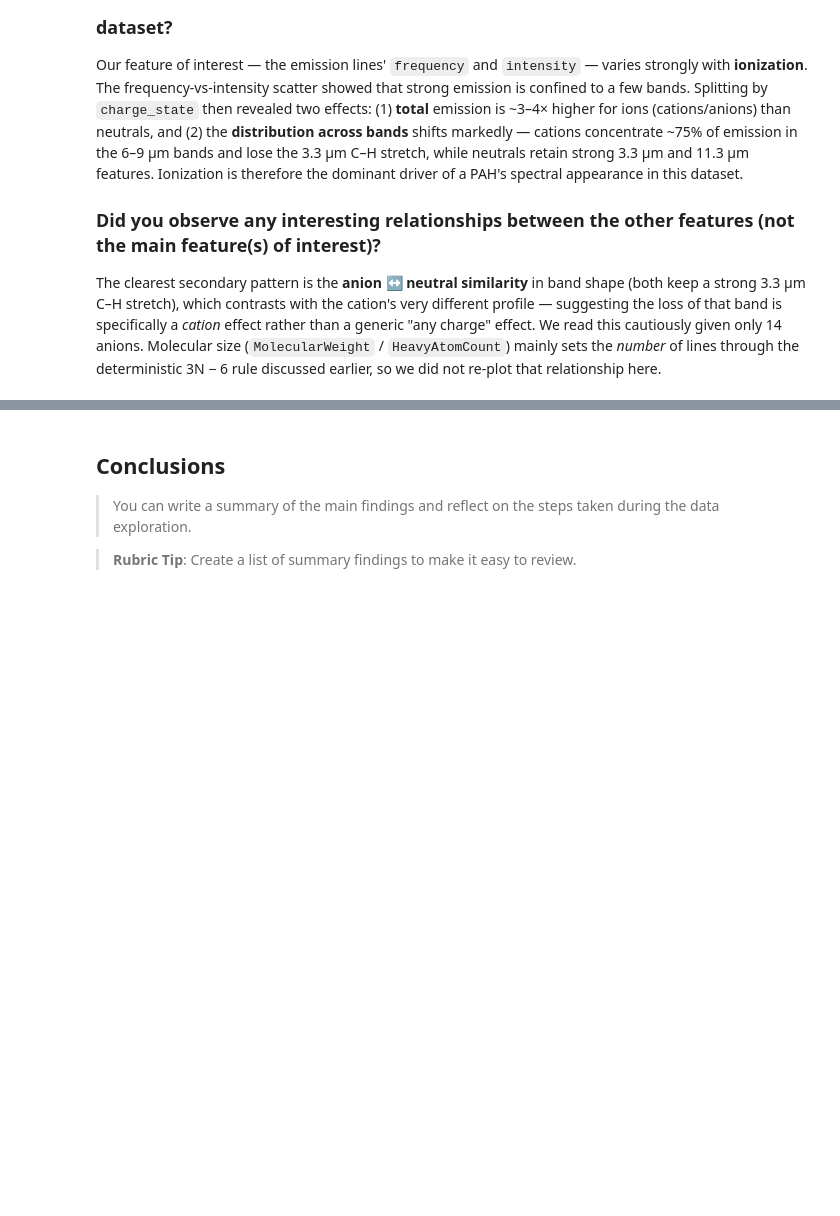
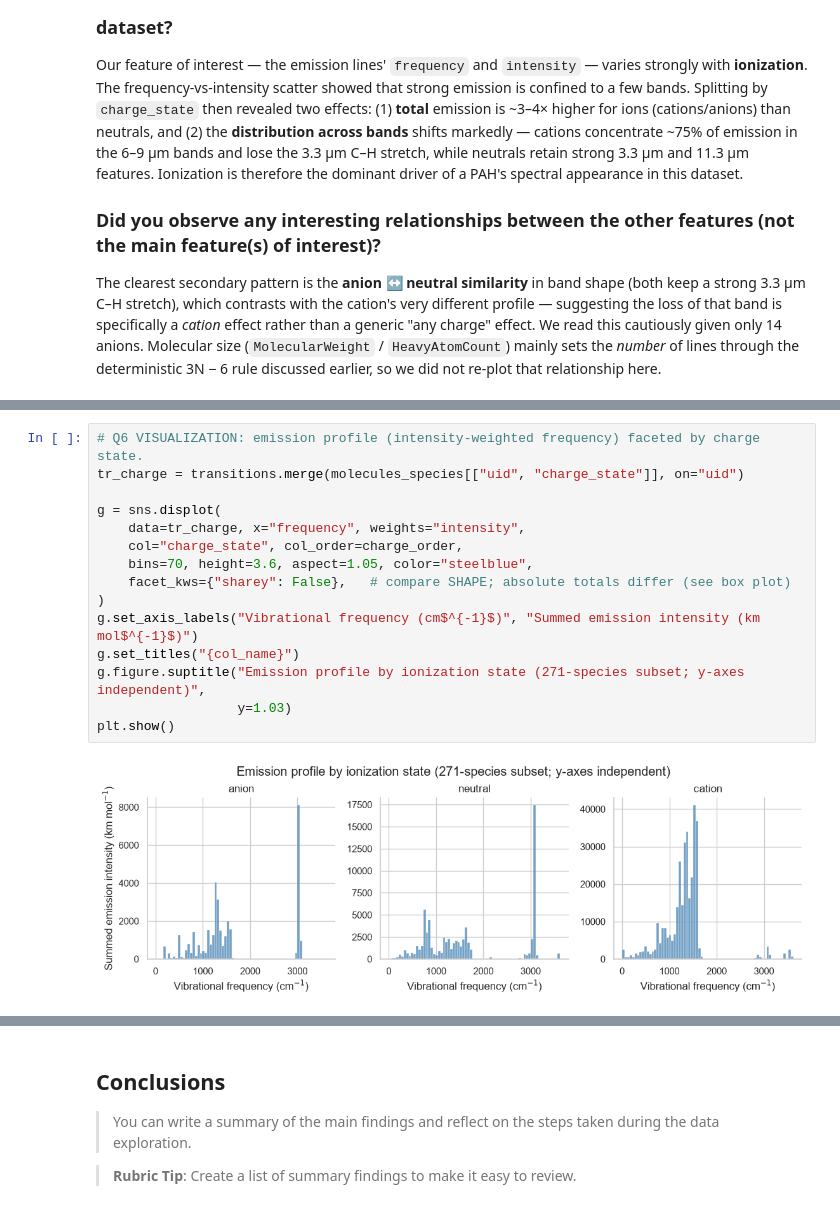
Before and after one commit to thebreadishard/udacity-data-visualization, a Jupyter notebook: notebooks/Part_I_exploration_template.ipynb, the cells around one changed output, grey strips where cells are left out. Cells and saved outputs as stored; diff of their text form; blank space fills up the shorter version.

```diff
--- a/notebooks/Part_I_exploration_template.ipynb
+++ b/notebooks/Part_I_exploration_template.ipynb
@@ -379,0 +370,17 @@ your work in the previous sections.
+# %%
+# Q6 VISUALIZATION: emission profile (intensity-weighted frequency) faceted by charge state.
+tr_charge = transitions.merge(molecules_species[["uid", "charge_state"]], on="uid")
+
+g = sns.displot(
+    data=tr_charge, x="frequency", weights="intensity",
+    col="charge_state", col_order=charge_order,
+    bins=70, height=3.6, aspect=1.05, color="steelblue",
+    facet_kws={"sharey": False},   # compare SHAPE; absolute totals differ (see box plot)
+)
+g.set_axis_labels("Vibrational frequency (cm$^{-1}$)", "Summed emission intensity (km mol$^{-1}$)")
+g.set_titles("{col_name}")
+g.figure.suptitle("Emission profile by ionization state (271-species subset; y-axes independent)",
+                  y=1.03)
+plt.show()
+# %% [output]
+[figure, added]
```
Also changed, not shown: parts of 8 cells of this notebook.
